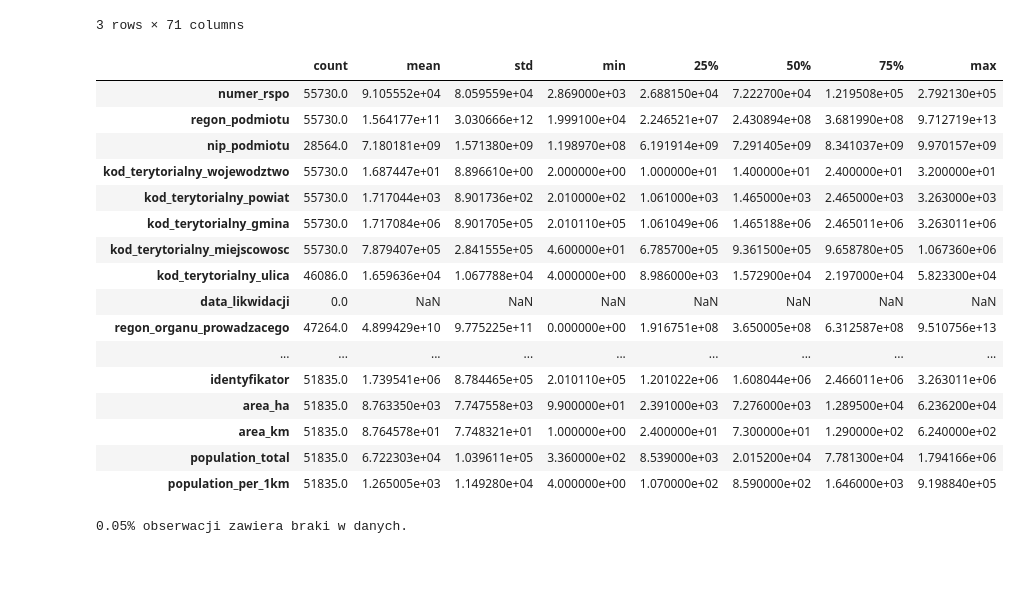
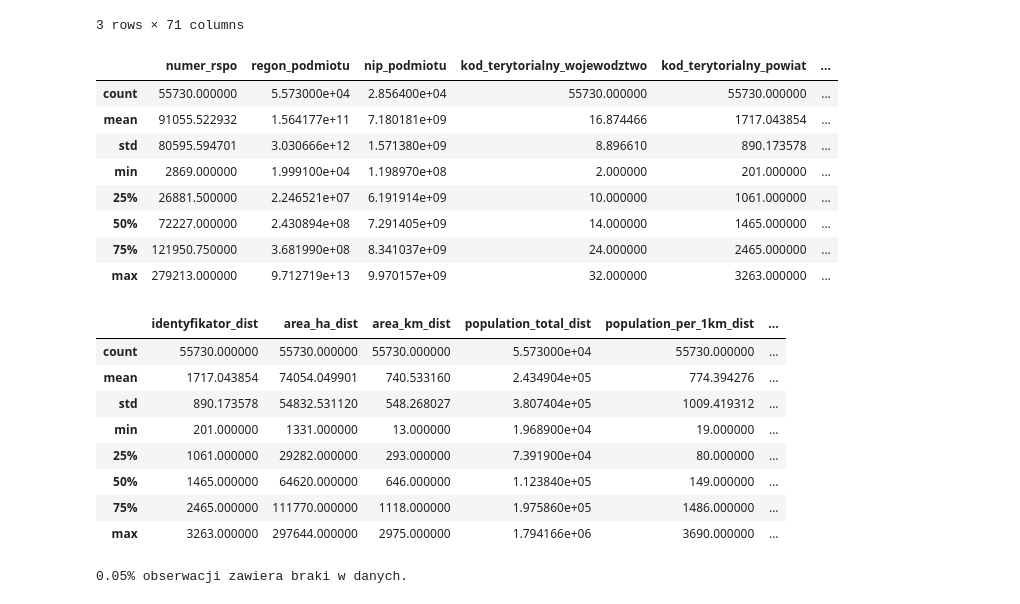
Before and after one commit to DataWorkshop-Foundation/way-to-school, a Jupyter notebook: notebooks/EDA.ipynb, the cells around one changed output. Cells and saved outputs as stored; diff of their text form; code cells hidden in the pictures; blank space fills up the shorter version.

```diff
--- a/notebooks/EDA.ipynb
+++ b/notebooks/EDA.ipynb
@@ -96,25 +96,30 @@ df.head(3)
 3 rows × 71 columns
 # %%
 # df.agg(['mean', 'median', 'count'])
-df.describe().T
+df.describe().iloc[:,:20]
 # %% [output]
-|  | count | mean | std | min | 25% | 50% | 75% | max |
-| numer_rspo | 55730.0 | 9.105552e+04 | 8.059559e+04 | 2.869000e+03 | 2.688150e+04 | 7.222700e+04 | 1.219508e+05 | 2.792130e+05 |
-| regon_podmiotu | 55730.0 | 1.564177e+11 | 3.030666e+12 | 1.999100e+04 | 2.246521e+07 | 2.430894e+08 | 3.681990e+08 | 9.712719e+13 |
-| nip_podmiotu | 28564.0 | 7.180181e+09 | 1.571380e+09 | 1.198970e+08 | 6.191914e+09 | 7.291405e+09 | 8.341037e+09 | 9.970157e+09 |
-| kod_terytorialny_wojewodztwo | 55730.0 | 1.687447e+01 | 8.896610e+00 | 2.000000e+00 | 1.000000e+01 | 1.400000e+01 | 2.400000e+01 | 3.200000e+01 |
-| kod_terytorialny_powiat | 55730.0 | 1.717044e+03 | 8.901736e+02 | 2.010000e+02 | 1.061000e+03 | 1.465000e+03 | 2.465000e+03 | 3.263000e+03 |
-| kod_terytorialny_gmina | 55730.0 | 1.717084e+06 | 8.901705e+05 | 2.010110e+05 | 1.061049e+06 | 1.465188e+06 | 2.465011e+06 | 3.263011e+06 |
-| kod_terytorialny_miejscowosc | 55730.0 | 7.879407e+05 | 2.841555e+05 | 4.600000e+01 | 6.785700e+05 | 9.361500e+05 | 9.658780e+05 | 1.067360e+06 |
-| kod_terytorialny_ulica | 46086.0 | 1.659636e+04 | 1.067788e+04 | 4.000000e+00 | 8.986000e+03 | 1.572900e+04 | 2.197000e+04 | 5.823300e+04 |
-| data_likwidacji | 0.0 | NaN | NaN | NaN | NaN | NaN | NaN | NaN |
-| regon_organu_prowadzacego | 47264.0 | 4.899429e+10 | 9.775225e+11 | 0.000000e+00 | 1.916751e+08 | 3.650005e+08 | 6.312587e+08 | 9.510756e+13 |
-| ... | ... | ... | ... | ... | ... | ... | ... | ... |
-| identyfikator | 51835.0 | 1.739541e+06 | 8.784465e+05 | 2.010110e+05 | 1.201022e+06 | 1.608044e+06 | 2.466011e+06 | 3.263011e+06 |
-| area_ha | 51835.0 | 8.763350e+03 | 7.747558e+03 | 9.900000e+01 | 2.391000e+03 | 7.276000e+03 | 1.289500e+04 | 6.236200e+04 |
-| area_km | 51835.0 | 8.764578e+01 | 7.748321e+01 | 1.000000e+00 | 2.400000e+01 | 7.300000e+01 | 1.290000e+02 | 6.240000e+02 |
-| population_total | 51835.0 | 6.722303e+04 | 1.039611e+05 | 3.360000e+02 | 8.539000e+03 | 2.015200e+04 | 7.781300e+04 | 1.794166e+06 |
-| population_per_1km | 51835.0 | 1.265005e+03 | 1.149280e+04 | 4.000000e+00 | 1.070000e+02 | 8.590000e+02 | 1.646000e+03 | 9.198840e+05 |
+|  | numer_rspo | regon_podmiotu | nip_podmiotu | kod_terytorialny_wojewodztwo | kod_terytorialny_powiat | ... |
+| count | 55730.000000 | 5.573000e+04 | 2.856400e+04 | 55730.000000 | 55730.000000 | ... |
+| mean | 91055.522932 | 1.564177e+11 | 7.180181e+09 | 16.874466 | 1717.043854 | ... |
+| std | 80595.594701 | 3.030666e+12 | 1.571380e+09 | 8.896610 | 890.173578 | ... |
+| min | 2869.000000 | 1.999100e+04 | 1.198970e+08 | 2.000000 | 201.000000 | ... |
+| 25% | 26881.500000 | 2.246521e+07 | 6.191914e+09 | 10.000000 | 1061.000000 | ... |
+| 50% | 72227.000000 | 2.430894e+08 | 7.291405e+09 | 14.000000 | 1465.000000 | ... |
+| 75% | 121950.750000 | 3.681990e+08 | 8.341037e+09 | 24.000000 | 2465.000000 | ... |
+| max | 279213.000000 | 9.712719e+13 | 9.970157e+09 | 32.000000 | 3263.000000 | ... |
+# %%
+# df.agg(['mean', 'median', 'count'])
+df.describe().iloc[:,20:]
+# %% [output]
+|  | identyfikator_dist | area_ha_dist | area_km_dist | population_total_dist | population_per_1km_dist | ... |
+| count | 55730.000000 | 55730.000000 | 55730.000000 | 5.573000e+04 | 55730.000000 | ... |
+| mean | 1717.043854 | 74054.049901 | 740.533160 | 2.434904e+05 | 774.394276 | ... |
+| std | 890.173578 | 54832.531120 | 548.268027 | 3.807404e+05 | 1009.419312 | ... |
+| min | 201.000000 | 1331.000000 | 13.000000 | 1.968900e+04 | 19.000000 | ... |
+| 25% | 1061.000000 | 29282.000000 | 293.000000 | 7.391900e+04 | 80.000000 | ... |
+| 50% | 1465.000000 | 64620.000000 | 646.000000 | 1.123840e+05 | 149.000000 | ... |
+| 75% | 2465.000000 | 111770.000000 | 1118.000000 | 1.975860e+05 | 1486.000000 | ... |
+| max | 3263.000000 | 297644.000000 | 2975.000000 | 1.794166e+06 | 3690.000000 | ... |
 # %%
 print(str(round(df.isnull().any(axis=0).sum() / df.shape[0] * 100, 2)) + "% obserwacji zawiera braki w danych.")
 # %% [output]
```
